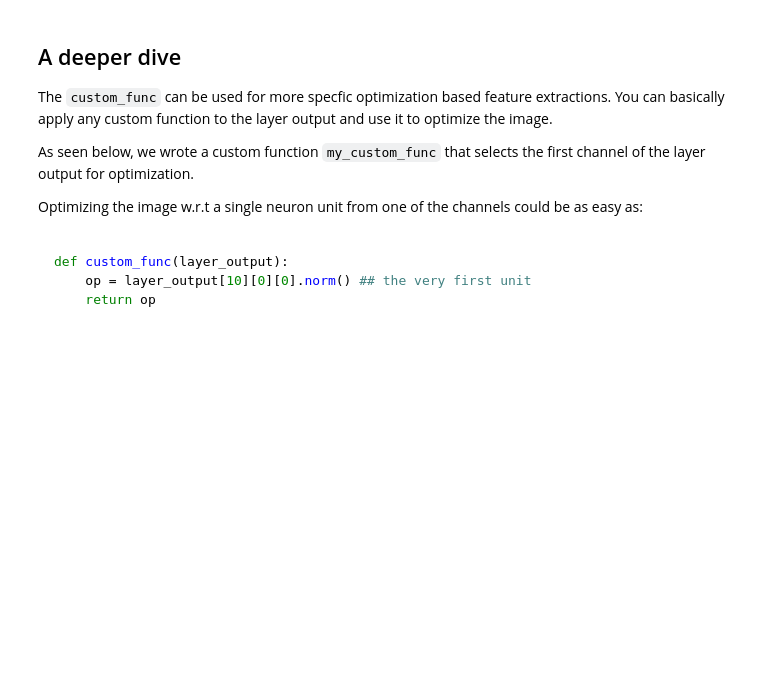
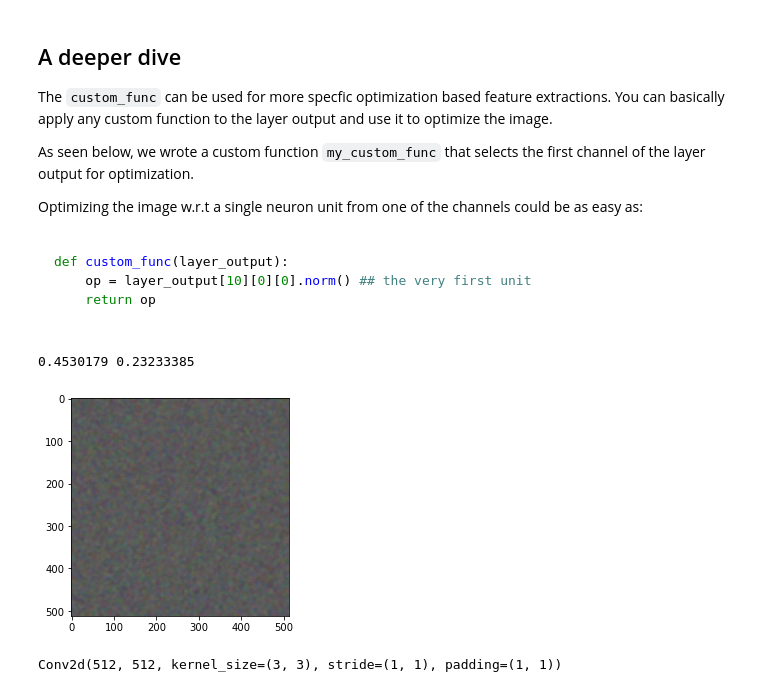
Before and after one commit to Mayukhdeb/torch-dreams, a Jupyter notebook: lucid_playground.ipynb, the cells around one changed output. Cells and saved outputs as stored; diff of their text form; code cells hidden in the pictures; blank space fills up the shorter version.

````diff
--- a/lucid_playground.ipynb
+++ b/lucid_playground.ipynb
@@ -162,3 +163,19 @@ def custom_func(layer_output):
     return op
 
 ```
+# %%
+image_sample = cv2.blur(np.random.rand(512,512,3).astype(np.float32)*0.7, (9,9))
+print(image_sample.max(), image_sample.min())
+plt.imshow(image_sample)
+plt.show()
+# %% [output]
+0.4530179 0.23233385
+[figure, added]
+# %%
+
+layer_index = 23
+layer = conv_layers[layer_index]
+channel = None
+print(layer)
+# %% [output]
+Conv2d(512, 512, kernel_size=(3, 3), stride=(1, 1), padding=(1, 1))
````
Also changed, not shown: parts of 13 cells of this notebook.
